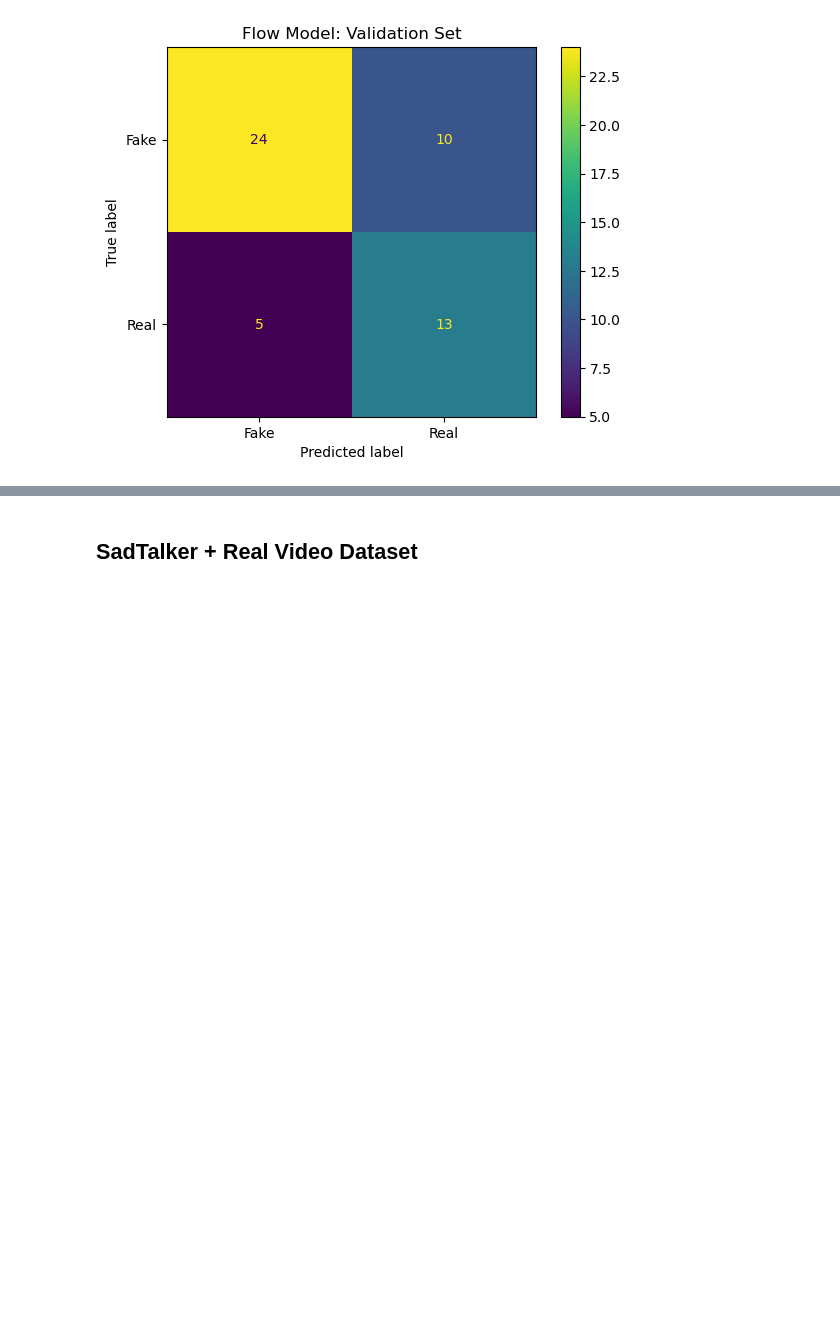
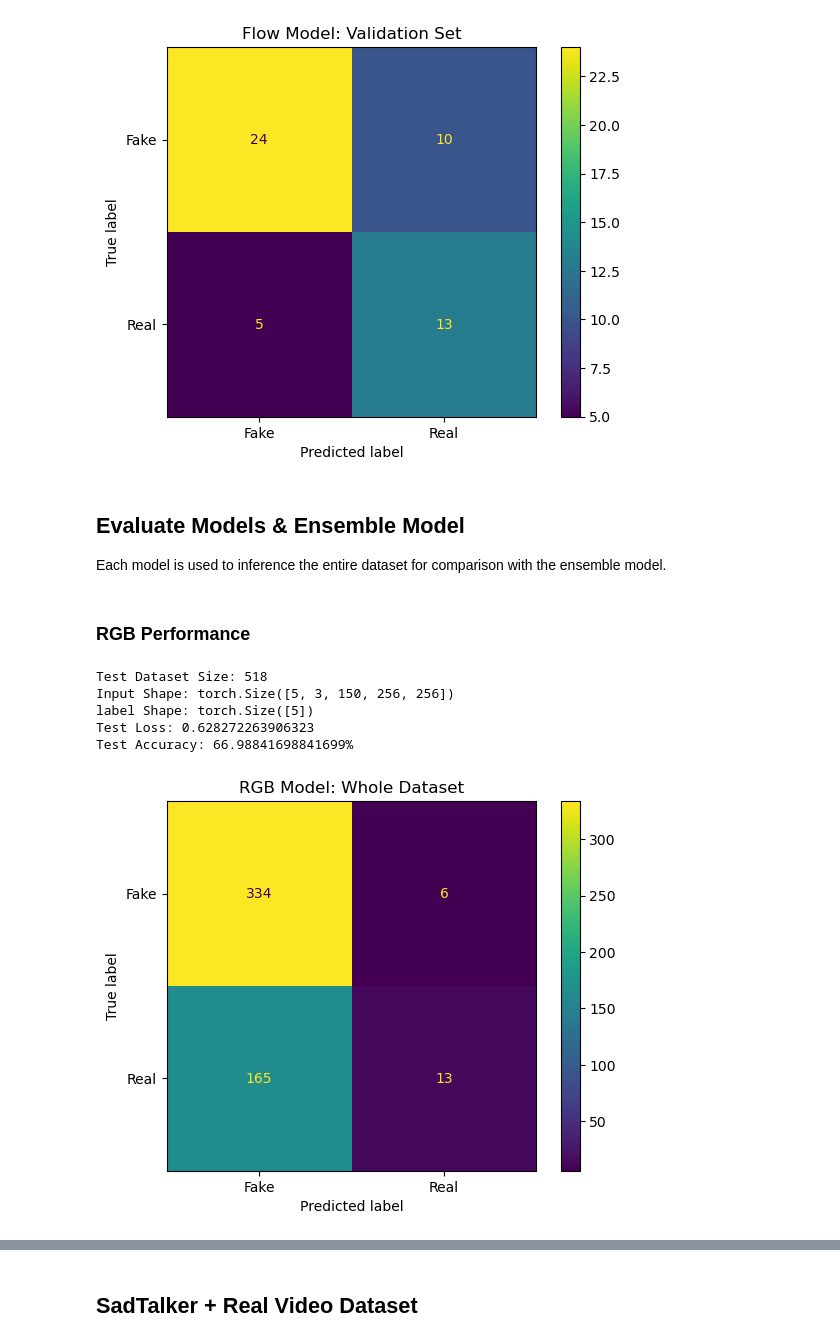
Before and after one commit to ftvs/maliciousai, a Jupyter notebook: Light_Yagami.ipynb, the cells around one changed output, grey strips where cells are left out. Saved outputs shown, nothing was run; the diff lists cells and outputs as text; code cells hidden in the pictures; blank space fills up the shorter version.

```diff
--- a/Light_Yagami.ipynb
+++ b/Light_Yagami.ipynb
@@ -740,3 +1451,28 @@ Train Accuracy: 72.3175965665236%
 Validation Loss: 1.2523259178090553
 Validation Accuracy: 71.15384615384616%
 [figure]
+# %% [markdown]
+## Evaluate Models & Ensemble Model
+Each model is used to inference the entire dataset for comparison with the ensemble model.
+# %% [markdown]
+### RGB Performance
+# %%
+dataset_path = "data/Celeb-DF-v2"
+model_path = "models/s3d_rgb_best_small_v3.pth"
+batch_size = 5
+test_loss, test_accuracy, test_cm = eval_dataset(dataset_path,batch_size,device,model_path)
+
+print(f"Test Loss: {test_loss}")
+print(f"Test Accuracy: {test_accuracy*100}%")
+
+cm_display = metrics.ConfusionMatrixDisplay(confusion_matrix = test_cm, display_labels = ['Fake', 'Real'])
+cm_display.plot()
+cm_display.ax_.set_title('RGB Model: Whole Dataset')
+plt.show()
+# %% [output]
+Test Dataset Size: 518
+Input Shape: torch.Size([5, 3, 150, 256, 256])
+label Shape: torch.Size([5])
+Test Loss: 0.628272263906323
+Test Accuracy: 66.98841698841699%
+[figure, added]
```
Also changed, not shown: parts of 21 cells of this notebook, 2 other files.
